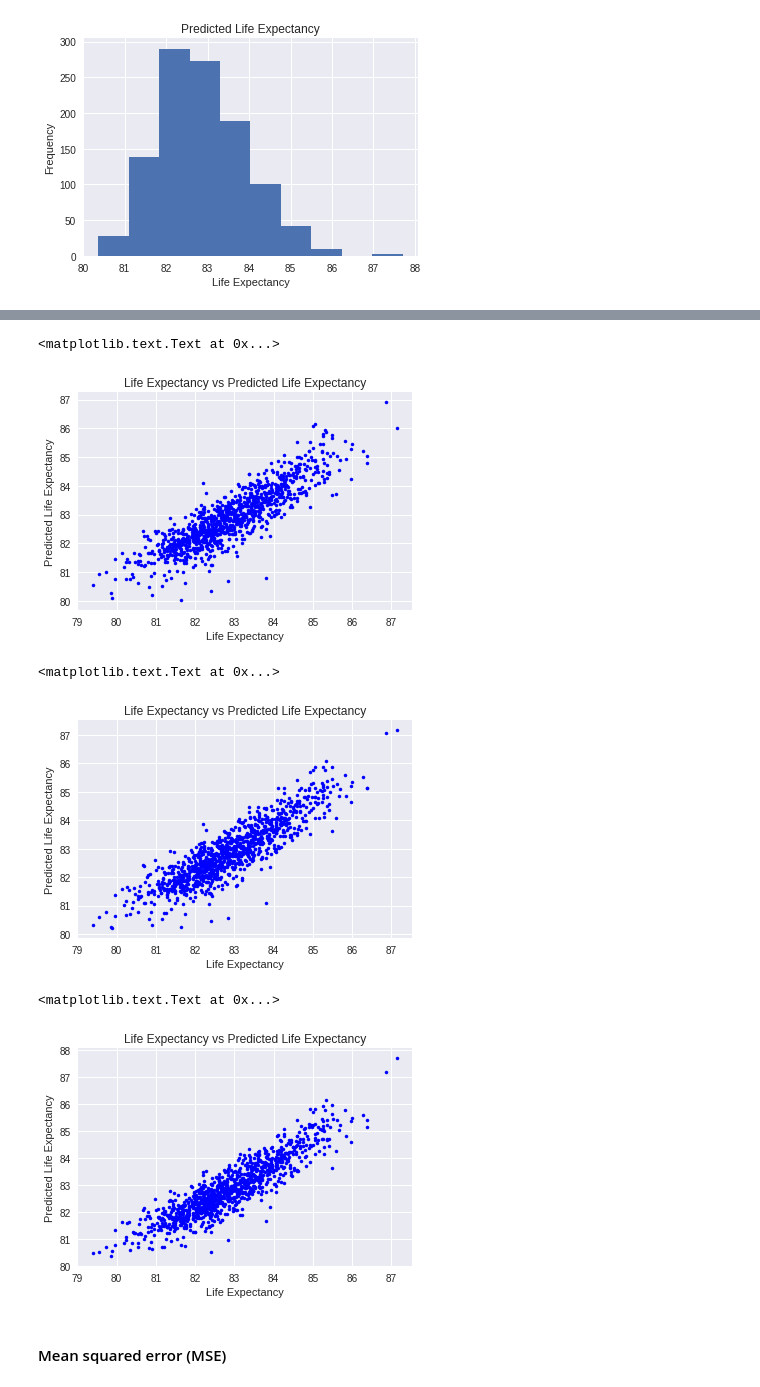
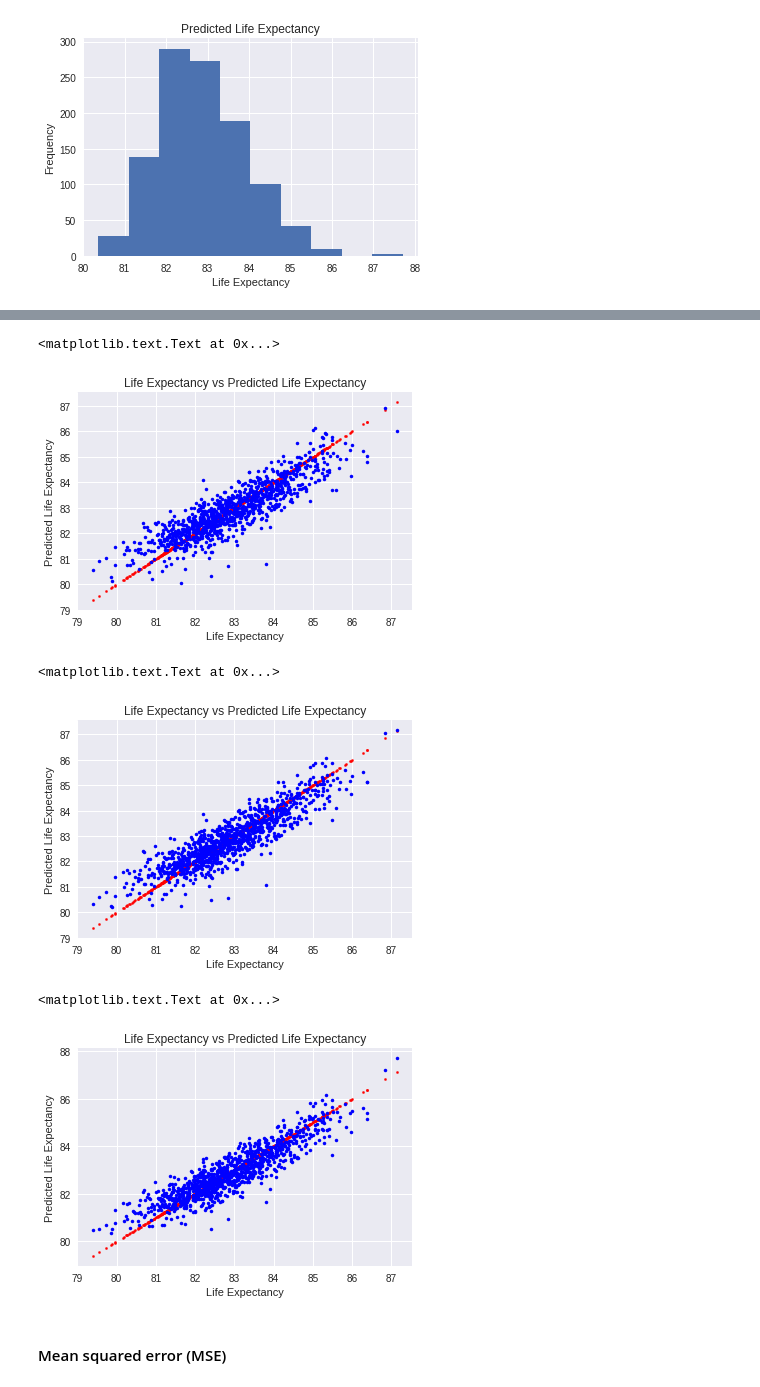
Before and after one commit to anxin16/Capstone-Project-2, a Jupyter notebook: Capstone-Report/Capstone-3.ipynb, the cells around one changed output, grey strips where cells are left out. Saved outputs shown, nothing was run; the diff lists cells and outputs as text; code cells hidden in the pictures.

```diff
--- a/Capstone-Report/Capstone-3.ipynb
+++ b/Capstone-Report/Capstone-3.ipynb
@@ -674,30 +679,33 @@ plt.title('Life Expectancy vs Predicted Life Expectancy')
 # %%
 # True prices compared to the predicted life expectancy
+plt.scatter(y, y, c='r', s=5)
 plt.plot(y, las1.predict(X0), 'b.')
 plt.xlabel('Life Expectancy')
 plt.ylabel('Predicted Life Expectancy')
 plt.title('Life Expectancy vs Predicted Life Expectancy')
 # %% [output]
 <matplotlib.text.Text at 0x...>
-[figure, old version]
+[figure, new version]
 # %%
 # True prices compared to the predicted life expectancy
+plt.scatter(y, y, c='r', s=5)
 plt.plot(y, las2.predict(X0), 'b.')
 plt.xlabel('Life Expectancy')
 plt.ylabel('Predicted Life Expectancy')
 plt.title('Life Expectancy vs Predicted Life Expectancy')
 # %% [output]
 <matplotlib.text.Text at 0x...>
-[figure, old version]
+[figure, new version]
 # %%
 # True prices compared to the predicted life expectancy
+plt.scatter(y, y, c='r', s=5)
 plt.plot(y, las3.predict(X0), 'b.')
 plt.xlabel('Life Expectancy')
 plt.ylabel('Predicted Life Expectancy')
 plt.title('Life Expectancy vs Predicted Life Expectancy')
 # %% [output]
 <matplotlib.text.Text at 0x...>
-[figure, old version]
+[figure, new version]
 # %% [markdown]
 #### Mean squared error (MSE)
 # %%
```
Also changed, not shown: parts of 42 cells of this notebook.
